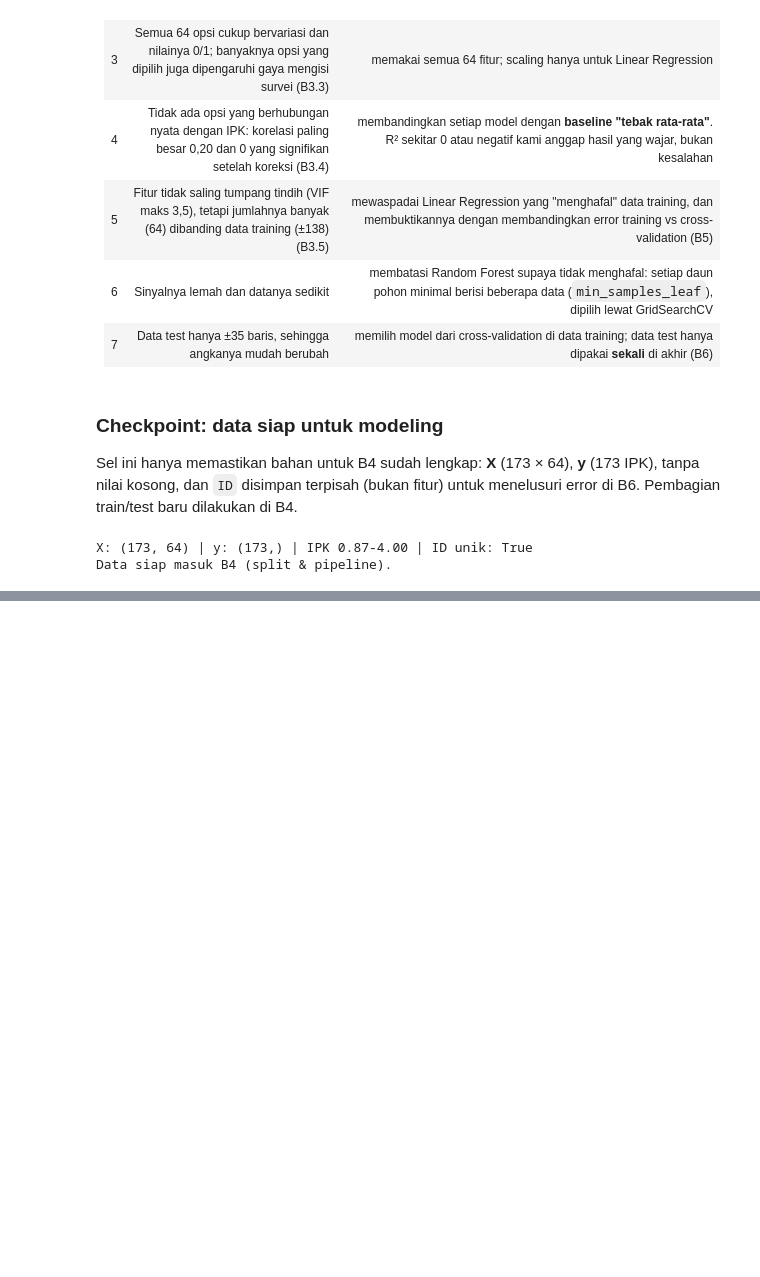
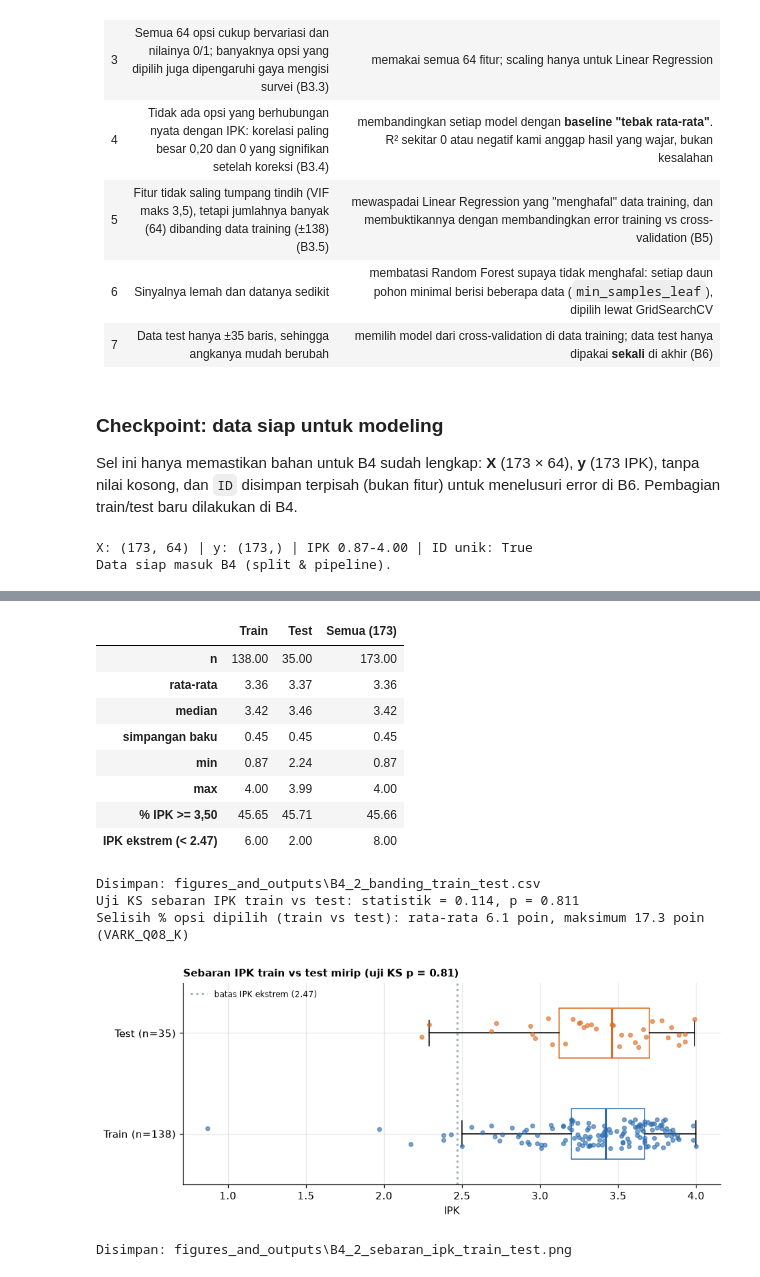
Before and after one commit to edwardchristi4n/machine_learning_final_exam, a Jupyter notebook: notebook/Notebook_B_Regresi_IPK.ipynb, the cells around one changed output, grey strips where cells are left out. Cells and saved outputs as stored; diff of their text form; code cells hidden in the pictures; blank space fills up the shorter version.

```diff
--- a/notebook/Notebook_B_Regresi_IPK.ipynb
+++ b/notebook/Notebook_B_Regresi_IPK.ipynb
@@ -963,0 +979,16 @@ Data siap masuk B4 (split & pipeline).
+# %%
+X_train, X_test, y_train, y_test = train_test_split(X, y, test_size=TEST_SIZE, random_state=SEED)
+id_train, id_test = id_reg.loc[X_train.index], id_reg.loc[X_test.index]   # ID hanya untuk analisis error
+
+# Pengaman: ukuran benar, tidak ada baris yang masuk ke dua bagian sekaligus
+assert len(X_train) + len(X_test) == len(X) == 173
+assert set(X_train.index).isdisjoint(X_test.index)
+assert list(X_train.columns) == list(X_test.columns) == FEATURE_COLS
+
+print(f"Train: {X_train.shape[0]} baris ({len(X_train) / len(X):.0%}) | Test: {X_test.shape[0]} baris ({len(X_test) / len(X):.0%})")
+print(f"Jumlah fitur: {X_train.shape[1]} | random_state = {SEED}")
+
+# Simpan daftar ID per bagian agar pembagian bisa diperiksa ulang
+pembagian = pd.concat([pd.DataFrame({"ID": id_train.values, "bagian": "train"}),
+                       pd.DataFrame({"ID": id_test.values, "bagian": "test"})]).sort_values("ID").set_index("ID")
+simpan_tabel(pembagian, "B4_1_pembagian_train_test")
@@ -963,0 +1007,50 @@ Data siap masuk B4 (split & pipeline).
+# %%
+def ringkas_bagian(nilai_ipk):
+    return pd.Series({
+        "n": len(nilai_ipk), "rata-rata": nilai_ipk.mean(), "median": nilai_ipk.median(),
+        "simpangan baku": nilai_ipk.std(), "min": nilai_ipk.min(), "max": nilai_ipk.max(),
+        "% IPK >= 3,50": (nilai_ipk >= 3.5).mean() * 100,
+        f"IPK ekstrem (< {batas_bawah:.2f})": int((nilai_ipk < batas_bawah).sum()),
+    })
+
+banding = pd.DataFrame({"Train": ringkas_bagian(y_train), "Test": ringkas_bagian(y_test),
+                        "Semua (173)": ringkas_bagian(y)}).round(2)
+display(banding)
+simpan_tabel(banding, "B4_2_banding_train_test")
+
+ks = stats.ks_2samp(y_train, y_test)
+selisih_fitur = (X_train.mean() - X_test.mean()).abs() * 100
+print(f"Uji KS sebaran IPK train vs test: statistik = {ks.statistic:.3f}, p = {ks.pvalue:.3f}")
+print(f"Selisih % opsi dipilih (train vs test): rata-rata {selisih_fitur.mean():.1f} poin, "
+      f"maksimum {selisih_fitur.max():.1f} poin ({selisih_fitur.idxmax()})")
+
+# Grafik: sebaran IPK train vs test
+fig, ax = plt.subplots(figsize=(8.5, 3.6))
+bagian = [("Train", y_train, BIRU), ("Test", y_test, ORANYE)]
+for pos, (nama, nilai, warna) in enumerate(bagian, start=1):
+    ax.boxplot(nilai, positions=[pos], widths=0.5, showfliers=False, **ARAH_HORIZONTAL,
+               patch_artist=True, boxprops=dict(facecolor="white", color=warna), medianprops=dict(color=warna, lw=2))
+    jitter = np.random.default_rng(SEED).uniform(-0.15, 0.15, len(nilai))
+    ax.scatter(nilai, pos + jitter, s=14, color=warna, alpha=0.6, zorder=3)
+ax.axvline(batas_bawah, color=ABU, ls=":", lw=2, label=f"batas IPK ekstrem ({batas_bawah:.2f})")
+ax.set_yticks([1, 2], [f"Train (n={len(y_train)})", f"Test (n={len(y_test)})"])
+ax.set_xlabel("IPK")
+ax.set_title(f"Sebaran IPK train vs test mirip (uji KS p = {ks.pvalue:.2f})", loc="left", fontsize=10, fontweight="bold")
+ax.legend(frameon=False, fontsize=8, loc="upper left")
+fig.tight_layout()
+simpan_fig(fig, "B4_2_sebaran_ipk_train_test")
+# %% [output]
+|  | Train | Test | Semua (173) |
+| n | 138.00 | 35.00 | 173.00 |
+| rata-rata | 3.36 | 3.37 | 3.36 |
+| median | 3.42 | 3.46 | 3.42 |
+| simpangan baku | 0.45 | 0.45 | 0.45 |
+| min | 0.87 | 2.24 | 0.87 |
+| max | 4.00 | 3.99 | 4.00 |
+| % IPK >= 3,50 | 45.65 | 45.71 | 45.66 |
+| IPK ekstrem (< 2.47) | 6.00 | 2.00 | 8.00 |
+Disimpan: figures_and_outputs\B4_2_banding_train_test.csv
+Uji KS sebaran IPK train vs test: statistik = 0.114, p = 0.811
+Selisih % opsi dipilih (train vs test): rata-rata 6.1 poin, maksimum 17.3 poin (VARK_Q08_K)
+[figure, added]
+Disimpan: figures_and_outputs\B4_2_sebaran_ipk_train_test.png
```
Also changed, not shown: parts of 51 cells of this notebook, 16 other files.
